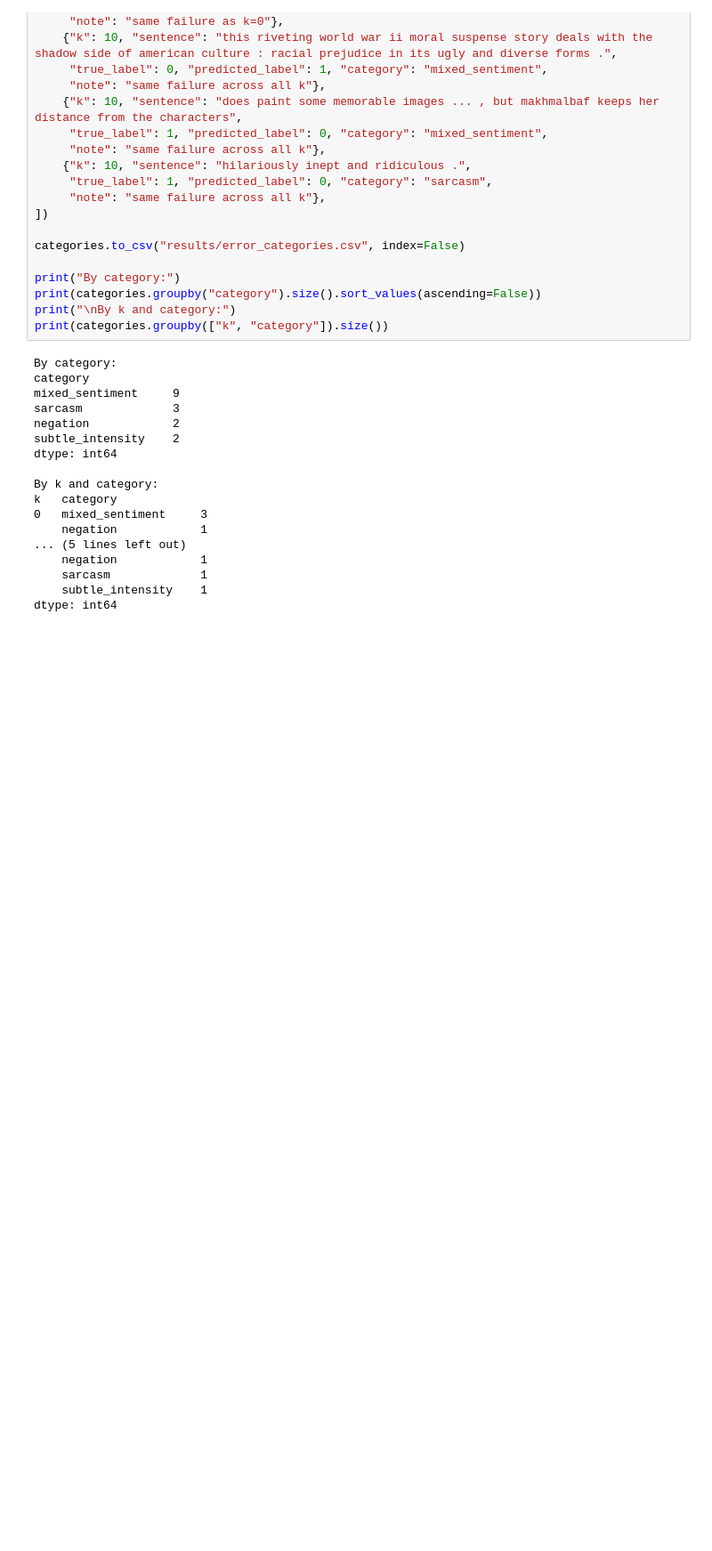
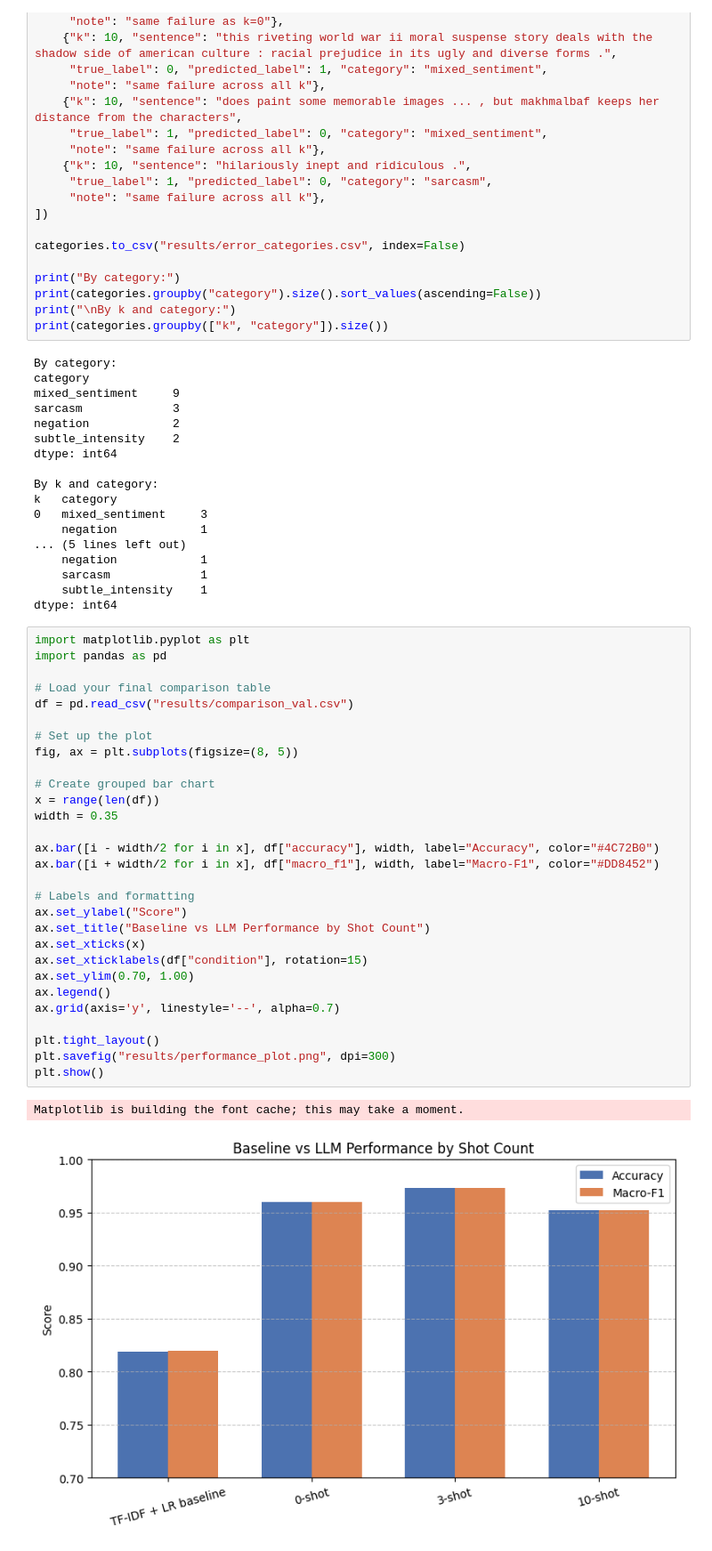
Before and after one commit to FathimaAz-ha/few-shot-sentiment, a Jupyter notebook: prompting_experiment.ipynb, the cells around one changed output. Shown at 89% size. Drawn from its saved outputs; the diff is of its cells as text; blank space fills up the shorter version.

```diff
--- a/prompting_experiment.ipynb
+++ b/prompting_experiment.ipynb
@@ -369,3 +369,35 @@ k   category
     sarcasm             1
     subtle_intensity    1
 dtype: int64
+# %%
+import matplotlib.pyplot as plt
+import pandas as pd
+
+# Load your final comparison table
+df = pd.read_csv("results/comparison_val.csv")
+
+# Set up the plot
+fig, ax = plt.subplots(figsize=(8, 5))
+
+# Create grouped bar chart
+x = range(len(df))
+width = 0.35
+
+ax.bar([i - width/2 for i in x], df["accuracy"], width, label="Accuracy", color="#4C72B0")
+ax.bar([i + width/2 for i in x], df["macro_f1"], width, label="Macro-F1", color="#DD8452")
+
+# Labels and formatting
+ax.set_ylabel("Score")
+ax.set_title("Baseline vs LLM Performance by Shot Count")
+ax.set_xticks(x)
+ax.set_xticklabels(df["condition"], rotation=15)
+ax.set_ylim(0.70, 1.00)
+ax.legend()
+ax.grid(axis='y', linestyle='--', alpha=0.7)
+
+plt.tight_layout()
+plt.savefig("results/performance_plot.png", dpi=300)
+plt.show()
+# %% [output]
+Matplotlib is building the font cache; this may take a moment.
+[figure, added]
```
Also changed, not shown: parts of 1 cell of this notebook, 6 other files.
